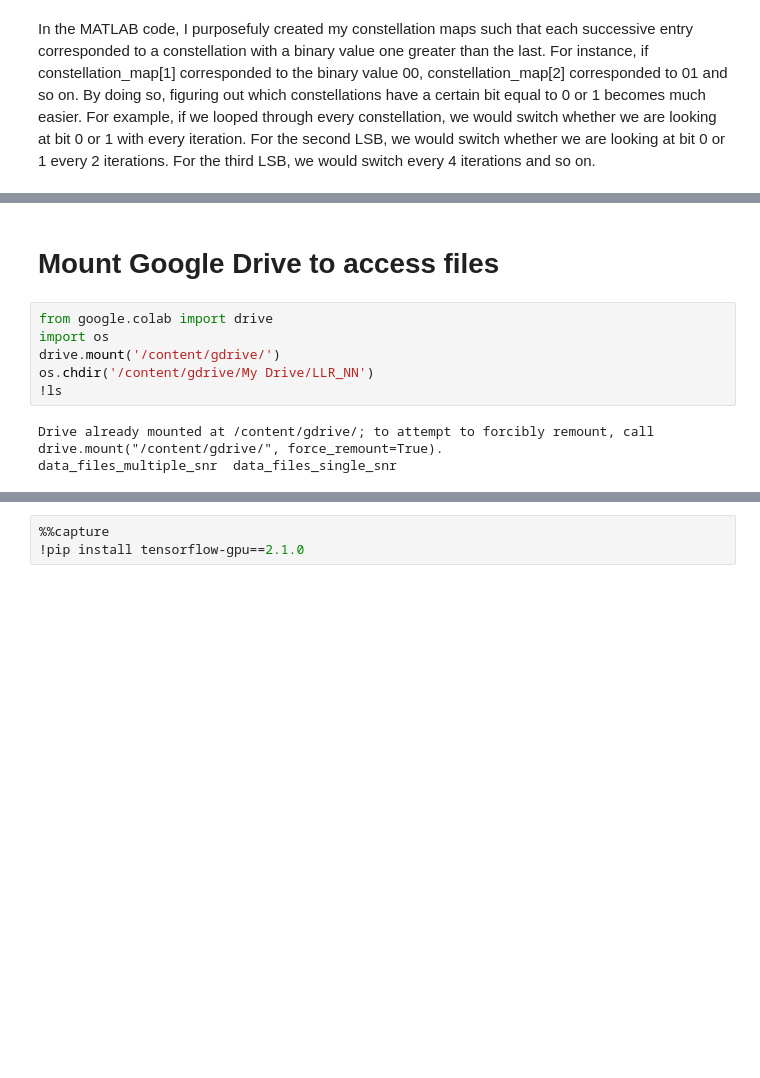
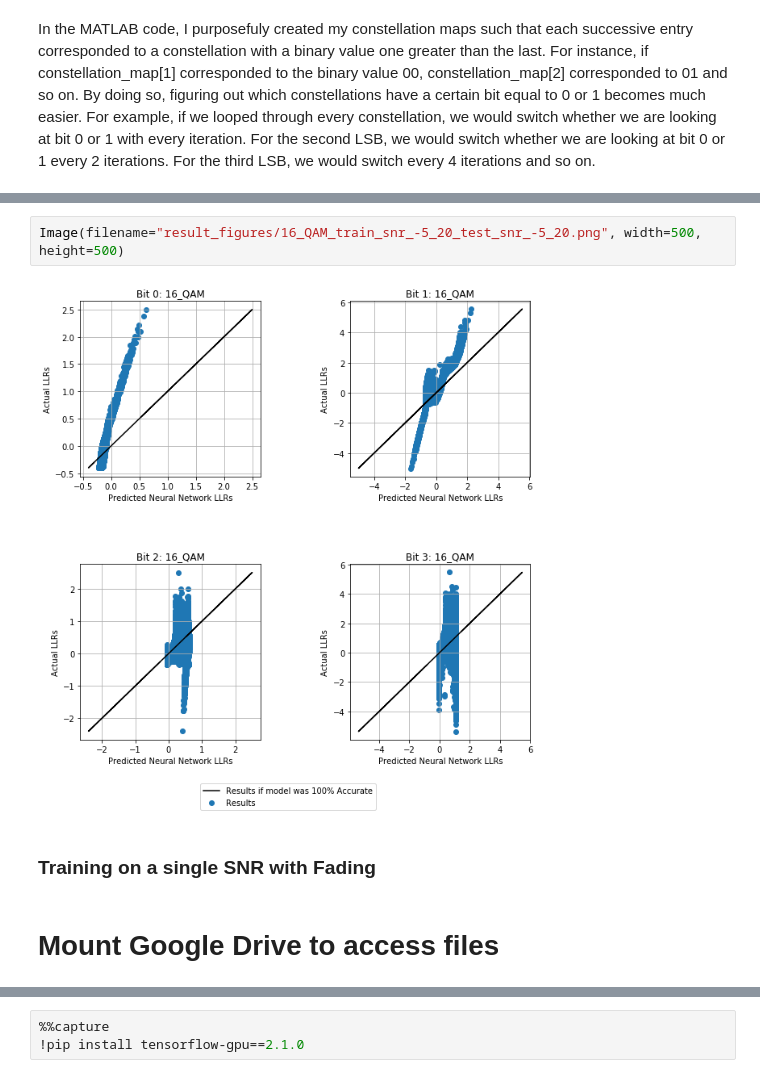
Before and after one commit to puresoda/LLR_net, a Jupyter notebook: LLR_NN.ipynb, the cells around one changed output, grey strips where cells are left out. Saved outputs shown, nothing was run; the diff lists cells and outputs as text; blank space fills up the shorter version.

```diff
--- a/LLR_NN.ipynb
+++ b/LLR_NN.ipynb
@@ -54,11 +106,8 @@ In the MATLAB code, I purposefuly created my constellation maps such that each s
+# %%
+Image(filename="result_figures/16_QAM_train_snr_-5_20_test_snr_-5_20.png", width=500, height=500)
+# %% [output]
+[figure, added]
+# %% [markdown]
+### Training on a single SNR with Fading
 # %% [markdown]
 # Mount Google Drive to access files
-# %%
-from google.colab import drive
-import os
-drive.mount('/content/gdrive/')
-os.chdir('/content/gdrive/My Drive/LLR_NN')
-!ls
-# %% [output]
-Drive already mounted at /content/gdrive/; to attempt to forcibly remount, call drive.mount("/content/gdrive/", force_remount=True).
-data_files_multiple_snr  data_files_single_snr
```
Also changed, not shown: parts of 35 cells of this notebook.
